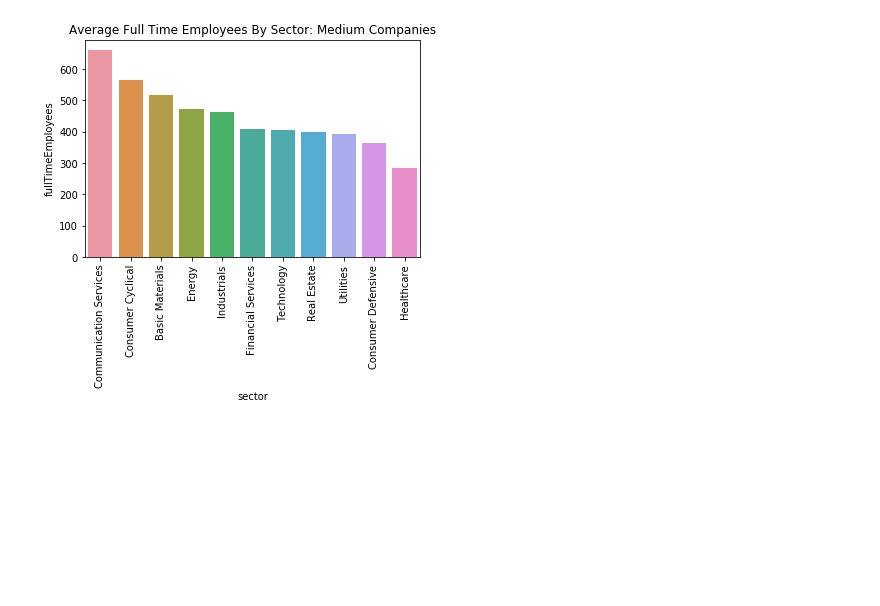
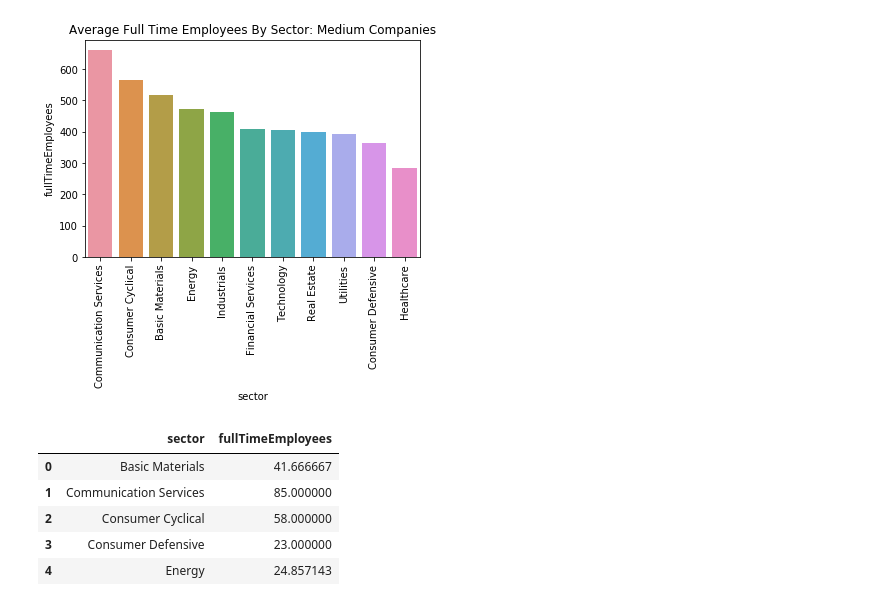
Before and after one commit to ipatel467/Stock-Market-Analysis, a Jupyter notebook: StocksP2.ipynb, the cells around one changed output. Saved outputs shown, nothing was run; the diff lists cells and outputs as text; code cells hidden in the pictures; blank space fills up the shorter version.

```diff
--- a/StocksP2.ipynb
+++ b/StocksP2.ipynb
@@ -461 +461,10 @@ sfes = small.groupby('sector').agg({'fullTimeEmployees':'mean'}).reset_index()
+# %%
+sgrouped.head()
+# %% [output]
+|  | sector | fullTimeEmployees |
+| 0 | Basic Materials | 41.666667 |
+| 1 | Communication Services | 85.000000 |
+| 2 | Consumer Cyclical | 58.000000 |
+| 3 | Consumer Defensive | 23.000000 |
+| 4 | Energy | 24.857143 |
 # %%
```
Also changed, not shown: parts of 11 cells of this notebook.
